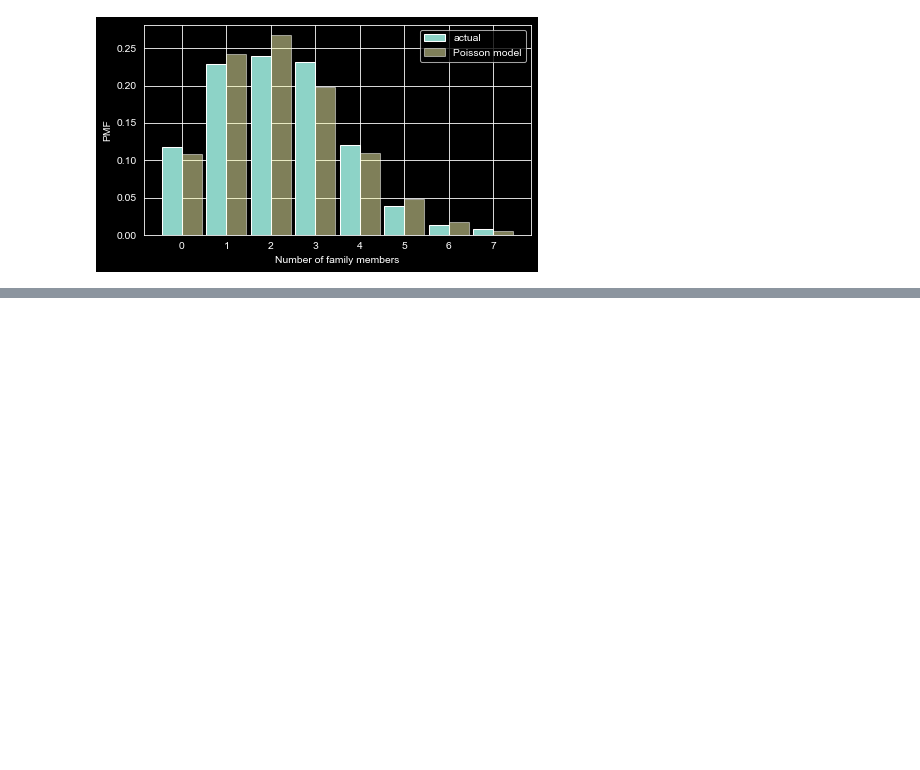
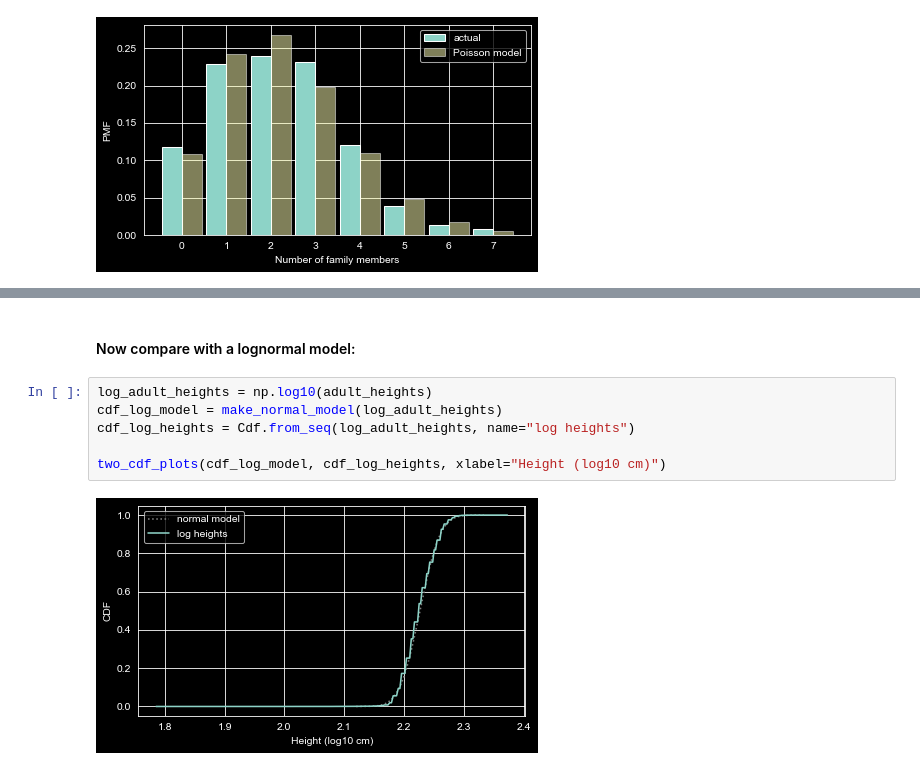
Before and after one commit to anp-exe/ThinkStats, a Jupyter notebook: my-work/Chapter5.ipynb, the cells around one changed output, grey strips where cells are left out. Cells and saved outputs as stored; diff of their text form; blank space fills up the shorter version.

```diff
--- a/my-work/Chapter5.ipynb
+++ b/my-work/Chapter5.ipynb
@@ -476,0 +546,10 @@ decorate(xlabel="Number of family members", ylabel="PMF")
+# %% [markdown]
+#### Now compare with a lognormal model:
+# %%
+log_adult_heights = np.log10(adult_heights)
+cdf_log_model = make_normal_model(log_adult_heights)
+cdf_log_heights = Cdf.from_seq(log_adult_heights, name="log heights")
+
+two_cdf_plots(cdf_log_model, cdf_log_heights, xlabel="Height (log10 cm)")
+# %% [output]
+[figure, added]
```
Also changed, not shown: parts of 11 cells of this notebook, 1 other file.
